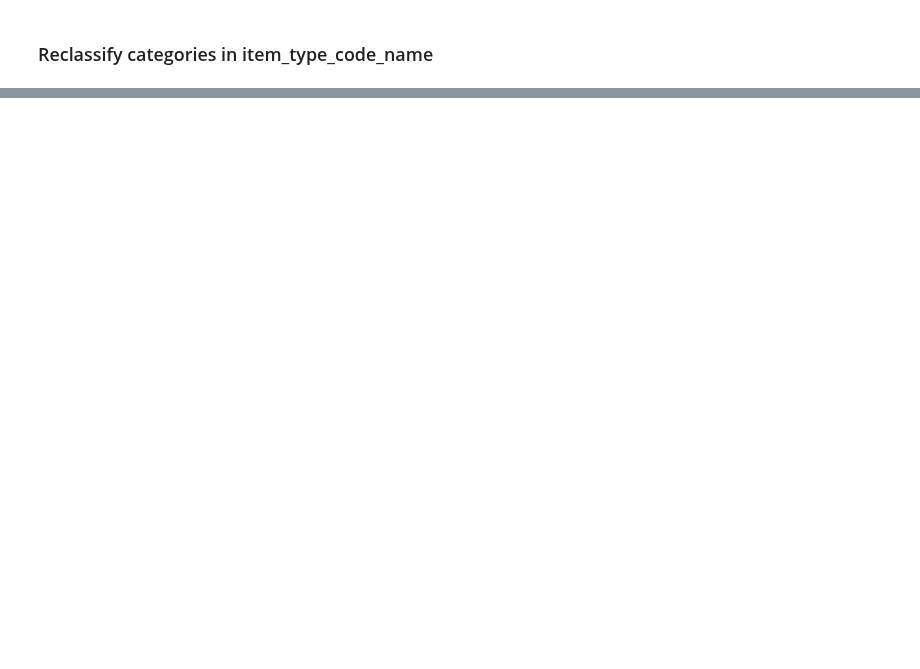
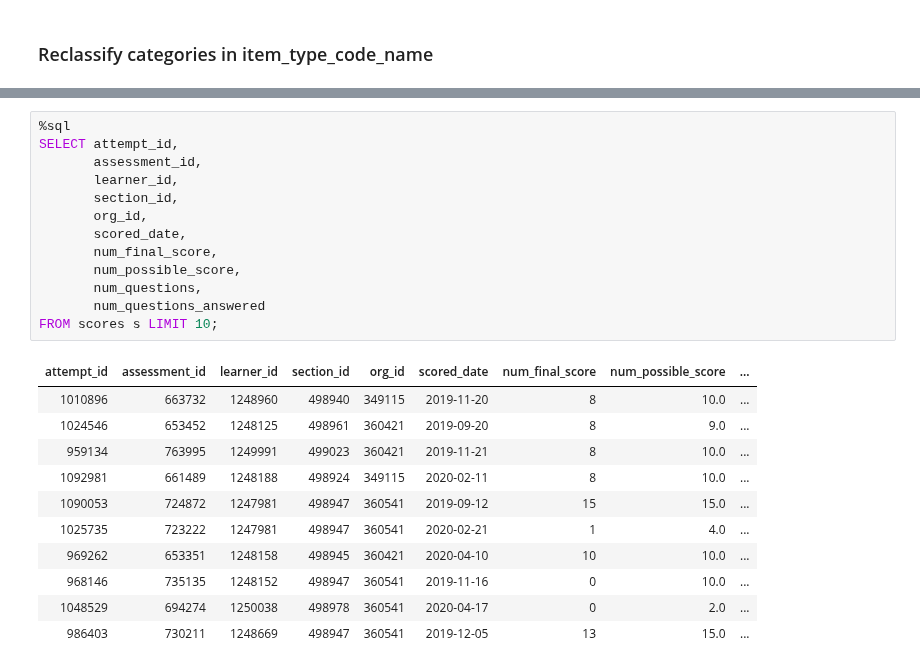
Before and after one commit to dlhinkley/c772-capstone-project, a Jupyter notebook: spark/C772CapstoneProject.ipynb, the cells around one changed output, grey strips where cells are left out. Drawn from its saved outputs; the diff is of its cells as text; blank space fills up the shorter version.

```diff
--- a/spark/C772CapstoneProject.ipynb
+++ b/spark/C772CapstoneProject.ipynb
@@ -346,0 +569,25 @@ for inter in intervalFields:
+# %%
+%sql
+SELECT attempt_id,
+       assessment_id,
+       learner_id,
+       section_id,
+       org_id,
+       scored_date,
+       num_final_score,
+       num_possible_score,
+       num_questions,
+       num_questions_answered
+FROM scores s LIMIT 10;
+# %% [output]
+| attempt_id | assessment_id | learner_id | section_id | org_id | scored_date | num_final_score | num_possible_score | ... |
+| 1010896 | 663732 | 1248960 | 498940 | 349115 | 2019-11-20 | 8 | 10.0 | ... |
+| 1024546 | 653452 | 1248125 | 498961 | 360421 | 2019-09-20 | 8 | 9.0 | ... |
+| 959134 | 763995 | 1249991 | 499023 | 360421 | 2019-11-21 | 8 | 10.0 | ... |
+| 1092981 | 661489 | 1248188 | 498924 | 349115 | 2020-02-11 | 8 | 10.0 | ... |
+| 1090053 | 724872 | 1247981 | 498947 | 360541 | 2019-09-12 | 15 | 15.0 | ... |
+| 1025735 | 723222 | 1247981 | 498947 | 360541 | 2020-02-21 | 1 | 4.0 | ... |
+| 969262 | 653351 | 1248158 | 498945 | 360421 | 2020-04-10 | 10 | 10.0 | ... |
+| 968146 | 735135 | 1248152 | 498947 | 360541 | 2019-11-16 | 0 | 10.0 | ... |
+| 1048529 | 694274 | 1250038 | 498978 | 360541 | 2020-04-17 | 0 | 2.0 | ... |
+| 986403 | 730211 | 1248669 | 498947 | 360541 | 2019-12-05 | 13 | 15.0 | ... |
```
Also changed, not shown: parts of 44 cells of this notebook, 3 other files.
